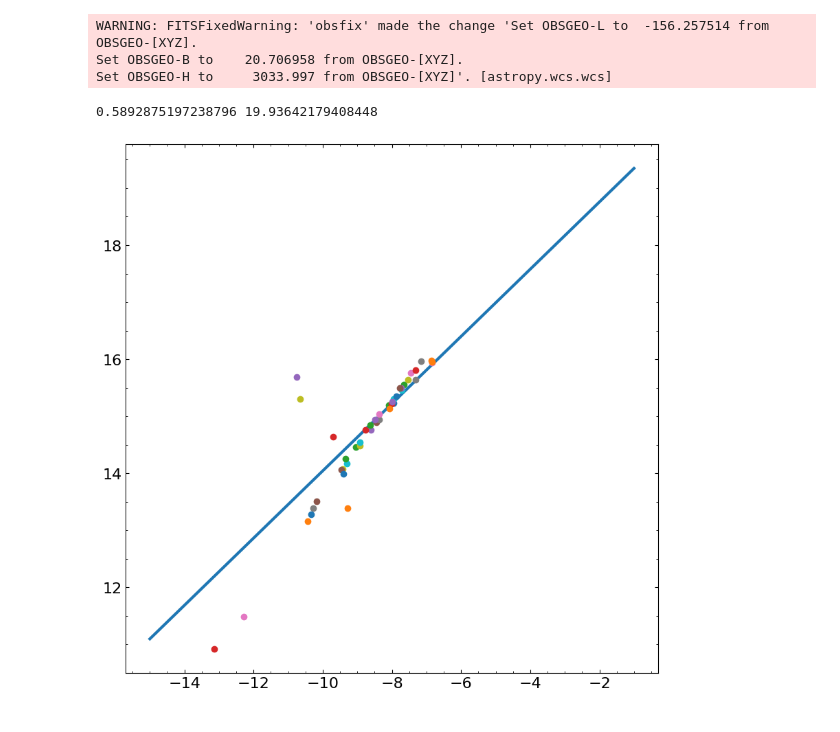
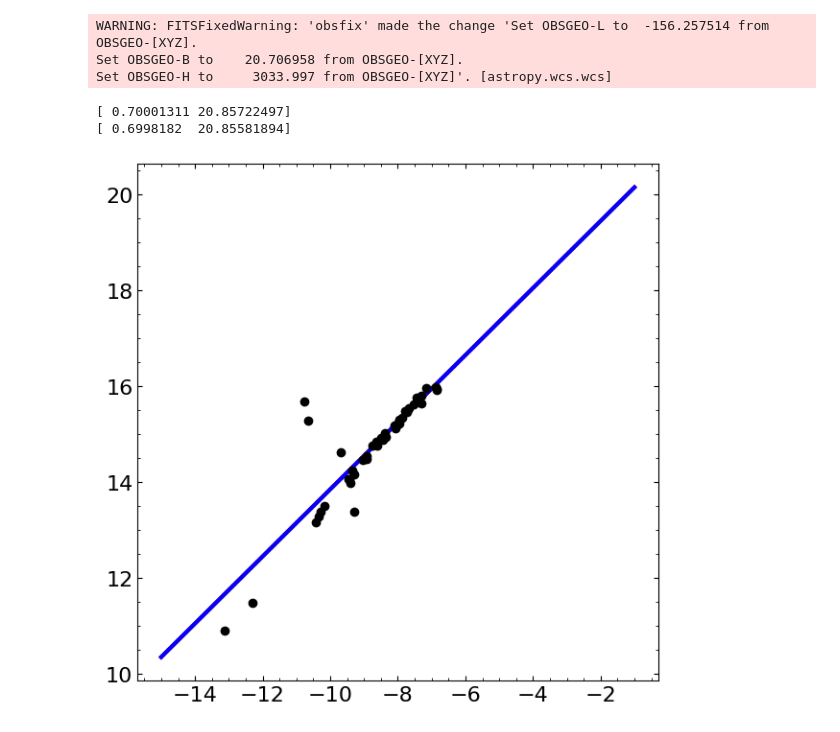
Before and after one commit to Sewhitebook/TRIPP-Pipeline, a Jupyter notebook: photometry_WIP.ipynb, the cells around one changed output. Saved outputs shown, nothing was run; the diff lists cells and outputs as text; code cells hidden in the pictures.

```diff
--- a/photometry_WIP.ipynb
+++ b/photometry_WIP.ipynb
@@ -55,20 +55,39 @@ for ref in references:
         inst_mag = -2.5 * np.log10(float(app_phot['aperture_sum']))
         mag_cat = dict(inst_mag = inst_mag, inst_err = None, sky_mag = float(ref['g_mag']), sky_err = float(ref['g_mag_err'])) #Leaving an empty keyword for instrumental error calculated later
         mags.append(mag_cat)
-# %%
-inst_mags = [mag['inst_mag'] for mag in mags]
-sky_mags = [mag['sky_mag'] for mag in mags]
-
-p = np.polyfit(inst_mags, sky_mags, deg= 1)
-x = np.arange(-15, 0)
-y = p[0]*x + p[1]
-# y = x + 23.2
-print(p[0], p[1])
-
-plt.plot(x, y)
-for star in mags[::2]:
-    plt.errorbar(star['inst_mag'], star['sky_mag'], marker  = 'o', linestyle ='')
-plt.show()
-# %% [output]
-0.5892875197238796 19.93642179408448
-[figure, removed]
+# %%
+inst_mags = np.array([mag['inst_mag'] for mag in mags[::2]])
+sky_mags = np.array([mag['sky_mag'] for mag in mags[::2]])
+
+
+def jackknife_fit(x, y):
+    calc_params = []
+    for i in range(len(x)):
+        psuedo_x = x[x != x[i]]
+        psuedo_y = y[y != y[i]]
+        params = np.polyfit(psuedo_x, psuedo_y, deg= 1)
+        calc_params.append([params[0], params[1]])
+    calc_params = np.array(calc_params)
+    jk_params = np.median(calc_params, axis=0)
+    return jk_params
+# %%
+x = np.arange(-15, 0)
+#Naive estimator
+p = np.polyfit(inst_mags, sky_mags, deg= 1)
+naive_y = p[0]*x + p[1]
+print(p)
+
+#Jackknife estimator
+p = jackknife_fit(inst_mags, sky_mags)
+print(p)
+jk_y = p[0]*x + p[1]
+
+plt.figure(figsize=(7, 7))
+plt.plot(x, naive_y, color="red")
+plt.plot(x, jk_y, color="blue")
+plt.errorbar(inst_mags, sky_mags, marker='o', linestyle='', color="black")
+plt.show()
+# %% [output]
+[ 0.70001311 20.85722497]
+[ 0.6998182  20.85581894]
+[figure, added]
```
